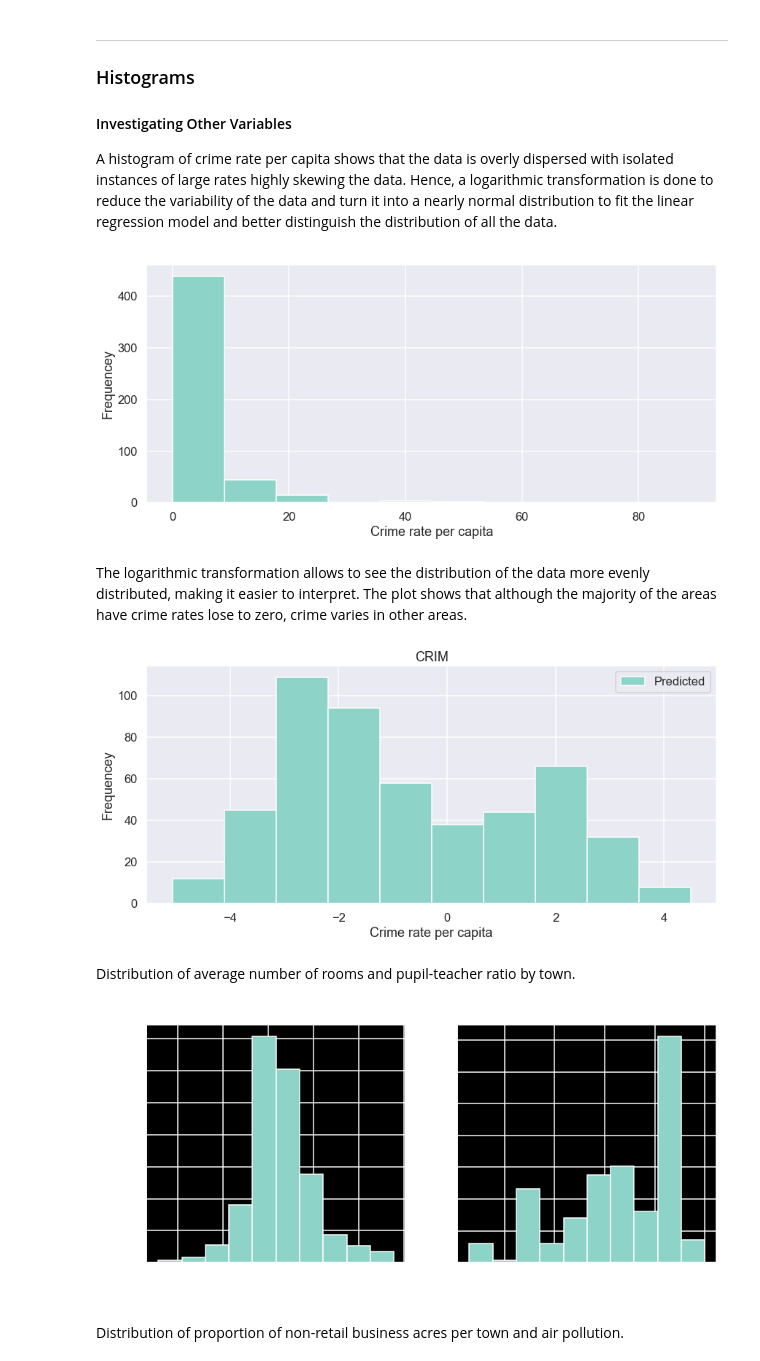
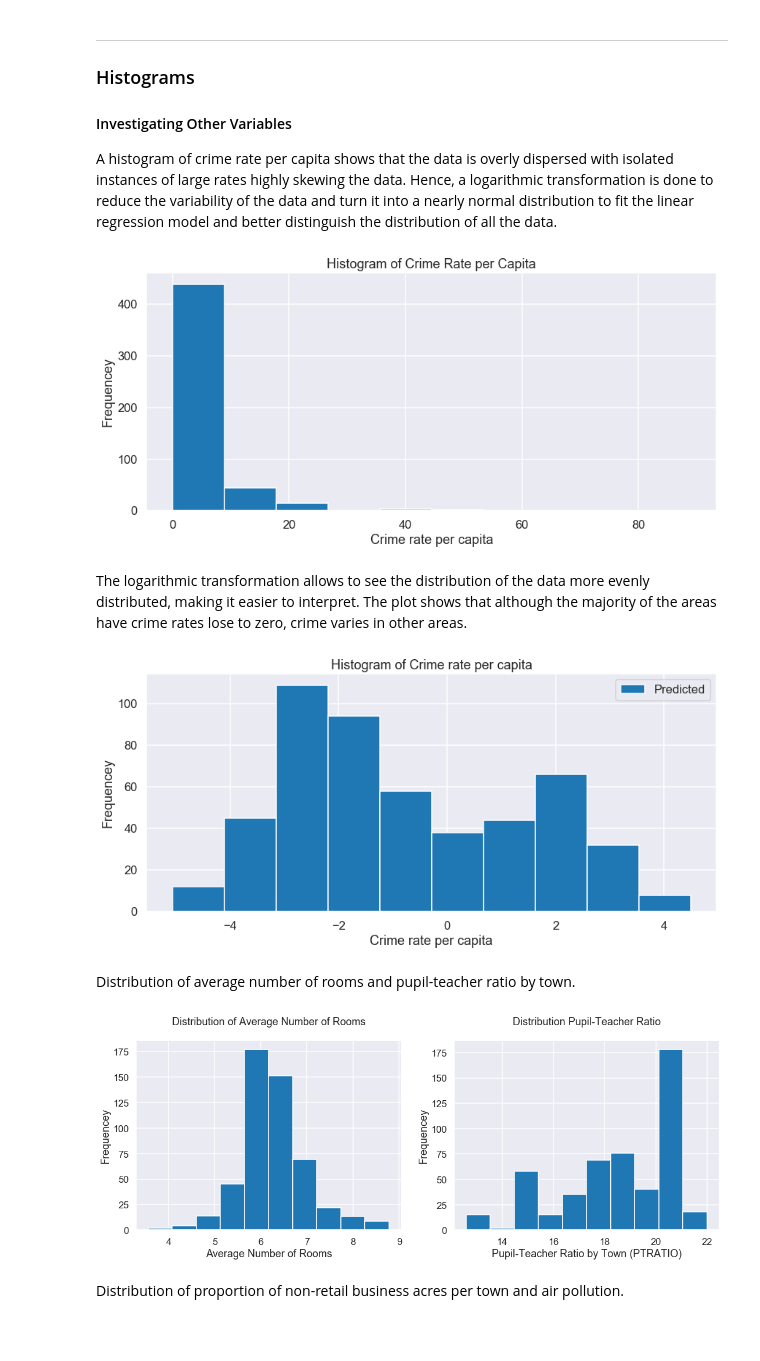
Before and after one commit to MeierG/Data-Science-Projects, a Jupyter notebook: Boston-housing-linear-regression/Boston-housing-Linear_Regression.ipynb, the cells around one changed output. Saved outputs shown, nothing was run; the diff lists cells and outputs as text; code cells hidden in the pictures; blank space fills up the shorter version.

```diff
--- a/Boston-housing-linear-regression/Boston-housing-Linear_Regression.ipynb
+++ b/Boston-housing-linear-regression/Boston-housing-Linear_Regression.ipynb
@@ -246,7 +244,7 @@ bos.describe()
 ### Distribution of housing prices
 <p>The boxplot shows that housing prices in the recorded areas are widespread, covering a variety of prices and budgets, with the lowest price at around $\$ 9,000$ and the highest around $\$ 50,000$. Although there are several homes over $\$ 40,000$, the median housing prices is around $\$ 20,000$ and 50% of the homes are between $\$ 17,000$ and $\$ 25,000$</p>
 # %%
-plt.style.use('dark_background')
+_=sns.set_style('darkgrid')
 plt.rcParams['figure.figsize']= [14,4]
 _=sns.boxplot(bos.PRICE)
 _=plt.title('Boxplot Target Variable\n')
@@ -277,7 +275,7 @@ _=plt.title("Relationship between CRIM and Price\n")
 #### Pupil-Teacher Ratio by Town and Housing Prices
 <p>The boxplot on the right shows that very low pupil-teacher ratios, below 14, seem to be related to higher housing prices, and rations above 20 seem to be related to lower housing prices. </p>
 # %%
-plt.style.use('dark_background')
+_=sns.set_style('darkgrid')
 _=plt.rcParams['figure.figsize']=[18,6]
 
 bos['med_val'] = ['above' if x >21.20 else 'below' for x in bos.PRICE]
@@ -302,7 +300,7 @@ _=plt.legend(bbox_to_anchor=(1, 1), loc=2)
 <p>Two more relationships were analyzed to see their effect on housing prices: air pollution (NOX)  and the proportion of non-retail businesses (INDUS). The plot on the left, shows that higher concentrations of nitric oxides is negatively correlated to housing prices. Hence, areas with high pollution tend to be less residential and home prices tend to be lower.</p>
 <p>Based on the data, the proportion of non-retail business acres also has a negative impact on housing prices. As the proportion increases, home values tend to depreciate.</p>
 # %%
-plt.style.use('dark_background')
+_=sns.set_style('darkgrid')
 _=plt.rcParams['figure.figsize']=[18,6]
 _=plt.subplot(1,2,1)
 _=sns.scatterplot('NOX','PRICE', hue = 'med_val', data = bos)
@@ -350,36 +348,37 @@ _=plt.rcParams['figure.figsize']=[14,6]
 _=plt.hist(bos.CRIM)
 _=plt.xlabel("Crime rate per capita")
 _=plt.ylabel("Frequencey")
+_=plt.title('Histogram of Crime Rate per Capita')
 # %% [output]
-[figure, old version]
+[figure, new version]
 # %% [markdown]
 <p>The logarithmic transformation allows to see the distribution of the data more evenly distributed, making it easier to interpret. The plot shows that although the majority of the areas have crime rates lose to zero, crime varies in other areas.</p>
 # %%
 _=plt.hist(np.log(bos.CRIM))
 _=plt.rcParams['figure.figsize']=[14,6]
 _=plt.legend(['Predicted','Observed'])
-_=plt.title("CRIM")
+_=plt.title("Histogram of Crime rate per capita")
 _=plt.xlabel("Crime rate per capita")
 _=plt.ylabel("Frequencey")
-_=plt.show()
 # %% [output]
-[figure, old version]
+[figure, new version]
 # %% [markdown]
 <p>Distribution of average number of rooms and pupil-teacher ratio by town.</p>
 # %%
+_=plt.rcParams['figure.figsize']=[18,6]
 _=plt.subplot(1,2,1)
 _=plt.hist(bos.RM)
-_=plt.title('Distribution of Average Number of Rooms')
+_=plt.title('Distribution of Average Number of Rooms\n')
 _=plt.xlabel("Average Number of Rooms")
 _=plt.ylabel("Frequencey")
 
 _=plt.subplot(1,2,2)
 _=plt.hist(bos.PTRATIO)
-_=plt.title('Distribution Pupil-Teacher Ratio')
+_=plt.title('Distribution Pupil-Teacher Ratio\n')
 _=plt.xlabel("Pupil-Teacher Ratio by Town (PTRATIO)")
 _=plt.ylabel("Frequencey")
 # %% [output]
-[figure, old version]
+[figure, new version]
 # %% [markdown]
 </p>Distribution of proportion of non-retail business acres per town and air pollution.</p>
 # %%
```
Also changed, not shown: parts of 22 cells of this notebook.
